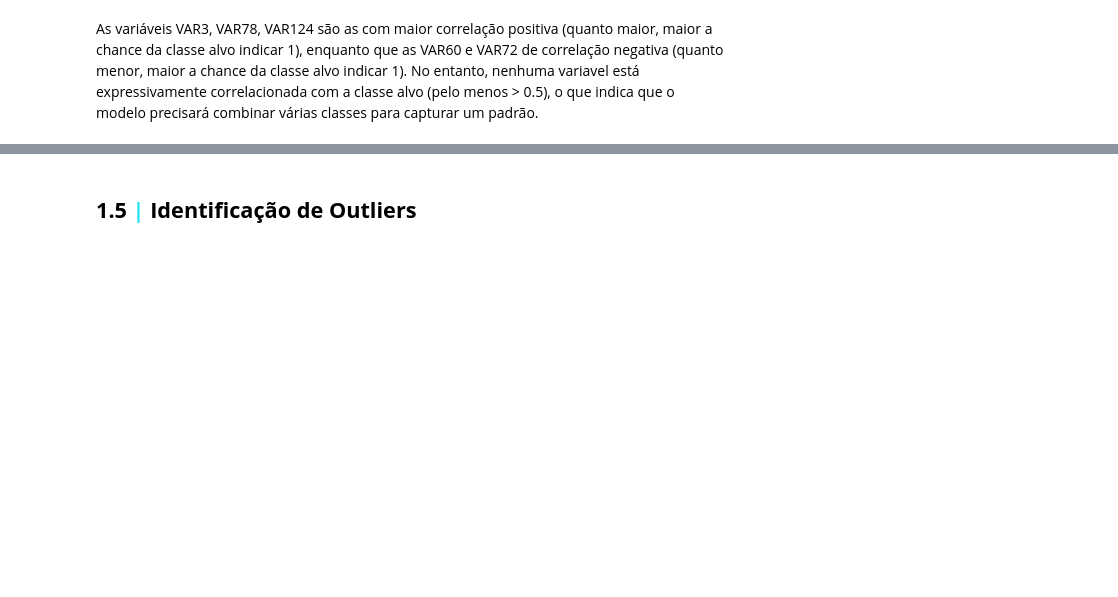
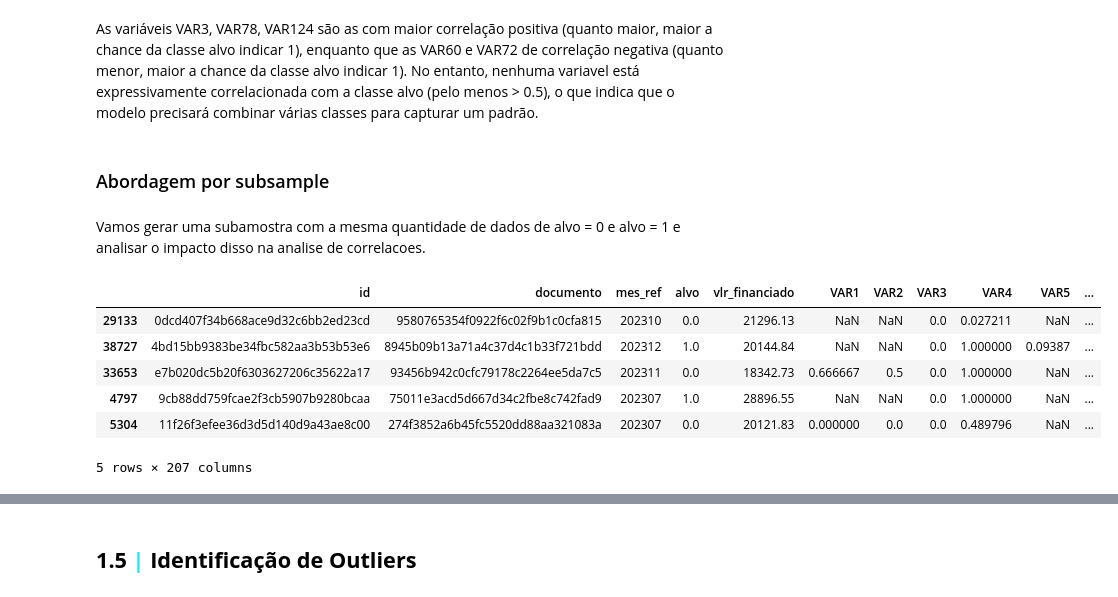
Before and after one commit to HumbertoTavora/Desafio-Neuro-Modelo_Anti_Fraude, a Jupyter notebook: notebooks/eda.ipynb, the cells around one changed output, grey strips where cells are left out. Drawn from its saved outputs; the diff is of its cells as text; code cells hidden in the pictures; blank space fills up the shorter version.

```diff
--- a/notebooks/eda.ipynb
+++ b/notebooks/eda.ipynb
@@ -261,3 +257,26 @@ plt.show()
 # %% [markdown]
 As variáveis VAR3, VAR78, VAR124 são as com maior correlação positiva (quanto maior, maior a chance da classe alvo indicar 1), enquanto que as VAR60 e VAR72 de correlação negativa (quanto menor, maior a chance da classe alvo indicar 1).
 No entanto, nenhuma variavel está expressivamente correlacionada com a classe alvo (pelo menos > 0.5), o que indica que o modelo precisará combinar várias classes para capturar um padrão.
+# %% [markdown]
+### Abordagem por subsample
+# %% [markdown]
+Vamos gerar uma subamostra com a mesma quantidade de dados de alvo = 0 e alvo = 1 e analisar o impacto disso na analise de correlacoes.
+# %%
+df = df.sample(frac=1)
+
+fraud_df = df.loc[df['alvo'] == 1]
+non_fraud_df = df.loc[df['alvo'] == 0][:1986]
+
+normal_distributed_df = pd.concat([fraud_df, non_fraud_df])
+
+new_df = normal_distributed_df.sample(frac=1, random_state=42)
+
+new_df.head()
+# %% [output]
+|  | id | documento | mes_ref | alvo | vlr_financiado | VAR1 | VAR2 | VAR3 | VAR4 | VAR5 | ... |
+| 29133 | 0dcd407f34b668ace9d32c6bb2ed23cd | 9580765354f0922f6c02f9b1c0cfa815 | 202310 | 0.0 | 21296.13 | NaN | NaN | 0.0 | 0.027211 | NaN | ... |
+| 38727 | 4bd15bb9383be34fbc582aa3b53b53e6 | 8945b09b13a71a4c37d4c1b33f721bdd | 202312 | 1.0 | 20144.84 | NaN | NaN | 0.0 | 1.000000 | 0.09387 | ... |
+| 33653 | e7b020dc5b20f6303627206c35622a17 | 93456b942c0cfc79178c2264ee5da7c5 | 202311 | 0.0 | 18342.73 | 0.666667 | 0.5 | 0.0 | 1.000000 | NaN | ... |
+| 4797 | 9cb88dd759fcae2f3cb5907b9280bcaa | 75011e3acd5d667d34c2fbe8c742fad9 | 202307 | 1.0 | 28896.55 | NaN | NaN | 0.0 | 1.000000 | NaN | ... |
+| 5304 | 11f26f3efee36d3d5d140d9a43ae8c00 | 274f3852a6b45fc5520dd88aa321083a | 202307 | 0.0 | 20121.83 | 0.000000 | 0.0 | 0.0 | 0.489796 | NaN | ... |
+5 rows × 207 columns
```
Also changed, not shown: parts of 10 cells of this notebook.
